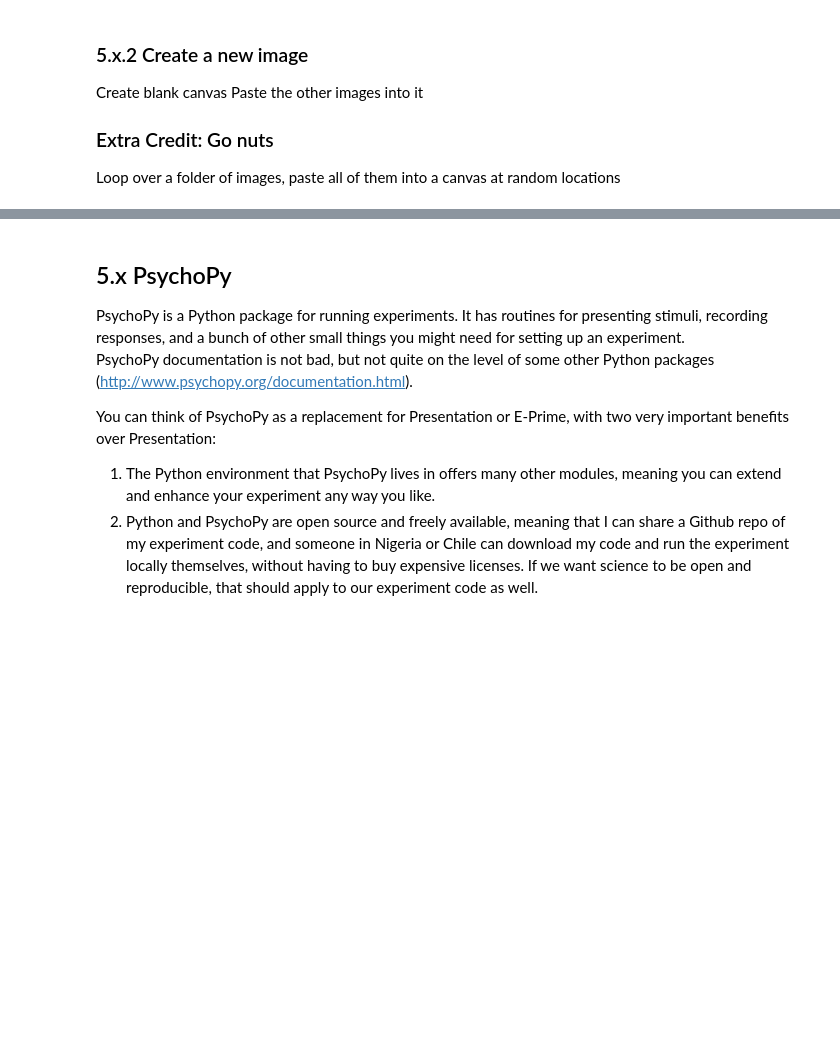
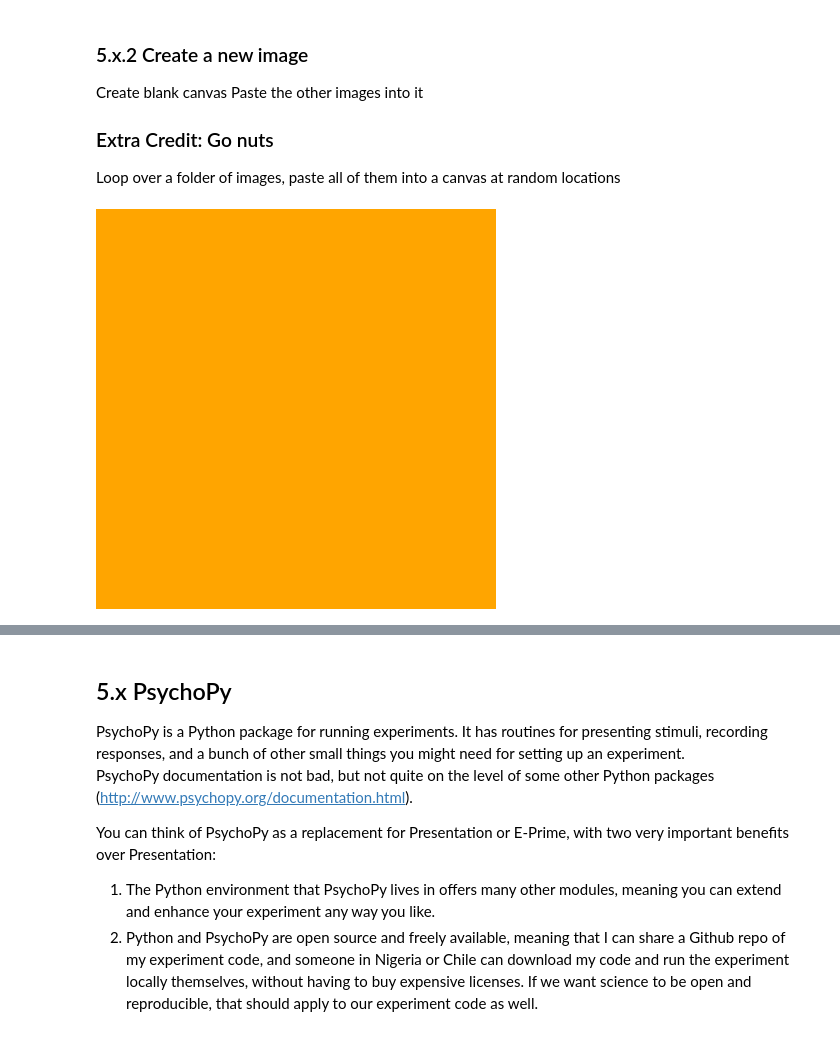
Before and after one commit to mpi-python/mpi-python-intro, a Jupyter notebook: Session5/Session5.ipynb, the cells around one changed output, grey strips where cells are left out. Drawn from its saved outputs; the diff is of its cells as text; code cells hidden in the pictures; blank space fills up the shorter version.

```diff
--- a/Session5/Session5.ipynb
+++ b/Session5/Session5.ipynb
@@ -108,3 +111,10 @@ Paste the other images into it
 
 ### Extra Credit: Go nuts
 Loop over a folder of images, paste all of them into a canvas at random locations
+# %%
+#create a blank canvas
+
+im2 = Image.new("RGB", (400, 400), "orange")
+im2
+# %% [output]
+[figure, added]
```
Also changed, not shown: parts of 19 cells of this notebook, 5 other files.
